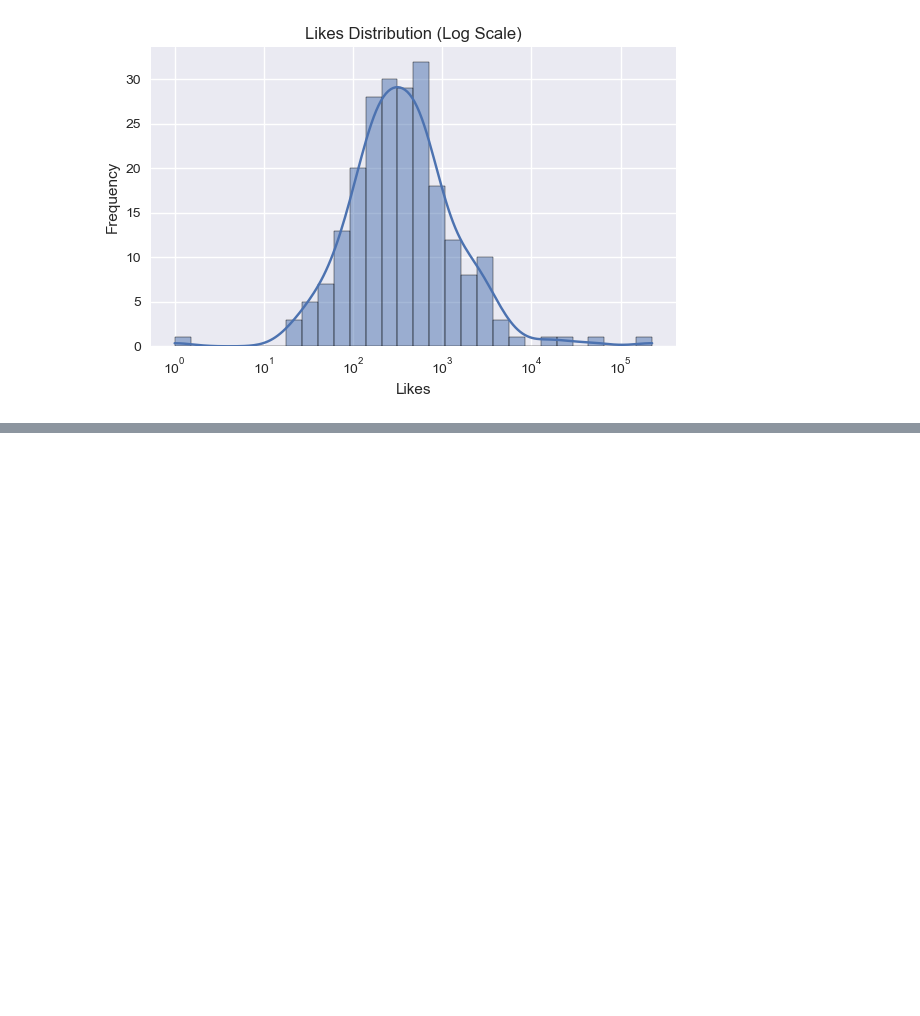
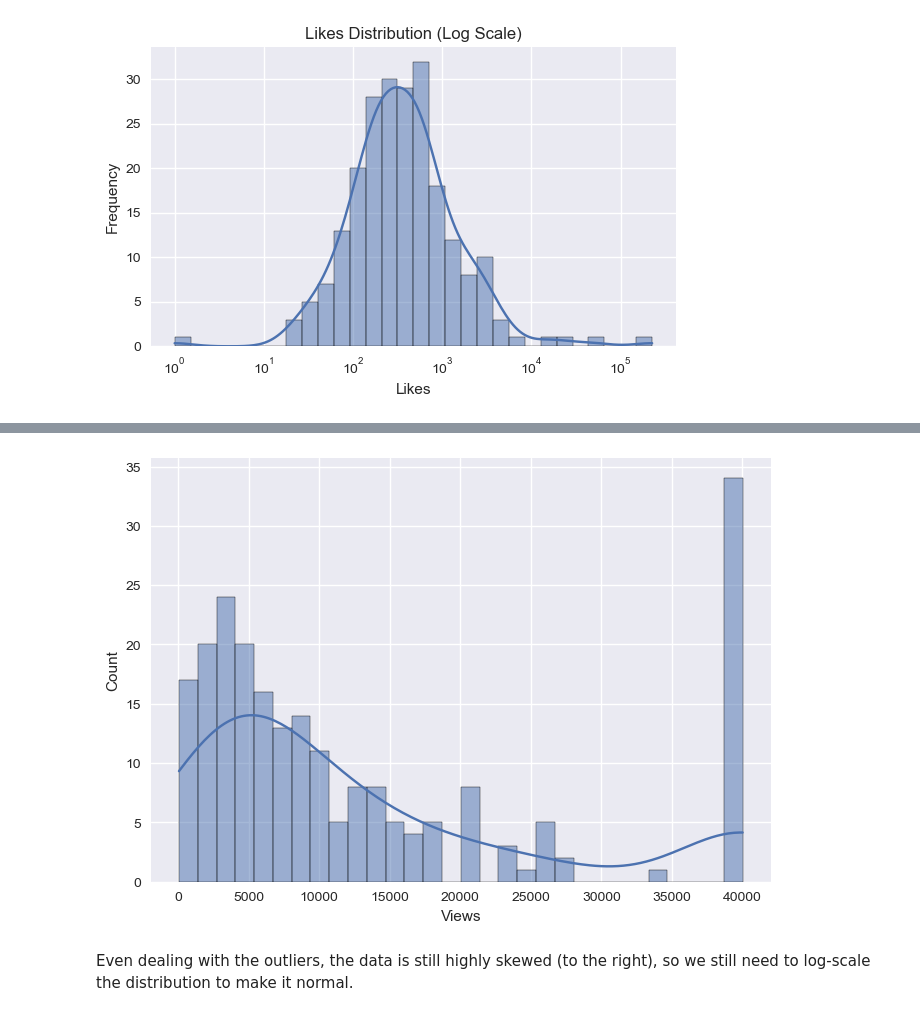
Before and after one commit to Destructor7453/kenjee_youtube_eda, a Jupyter notebook: notebooks/eda.ipynb, the cells around one changed output, grey strips where cells are left out. Cells and saved outputs as stored; diff of their text form; code cells hidden in the pictures; blank space fills up the shorter version.

```diff
--- a/notebooks/eda.ipynb
+++ b/notebooks/eda.ipynb
@@ -139,0 +158,21 @@ for col in ['Views', 'Likes']:
+# %%
+def cap_outliers_iqr(data, column):
+    Q1 = data[column].quantile(0.25)
+    Q3 = data[column].quantile(0.75)
+    IQR = Q3 - Q1
+    lower_bound = Q1 - 1.5 * IQR
+    upper_bound = Q3 + 1.5 * IQR
+    data[column] = np.where(data[column] > upper_bound, upper_bound,
+                            np.where(data[column] < lower_bound, lower_bound, data[column]))
+    return data
+
+df_capped = df.copy()
+df_capped = cap_outliers_iqr(df_capped, 'Views')
+df_capped = cap_outliers_iqr(df_capped, 'Likes')
+# %%
+sns.histplot(df_capped['Views'], bins=30, kde=True)
+plt.show()
+# %% [output]
+[figure, added]
+# %% [markdown]
+Even dealing with the outliers, the data is still highly skewed (to the right), so we still need to log-scale the distribution to make it normal.
```
Also changed, not shown: parts of 11 cells of this notebook.
